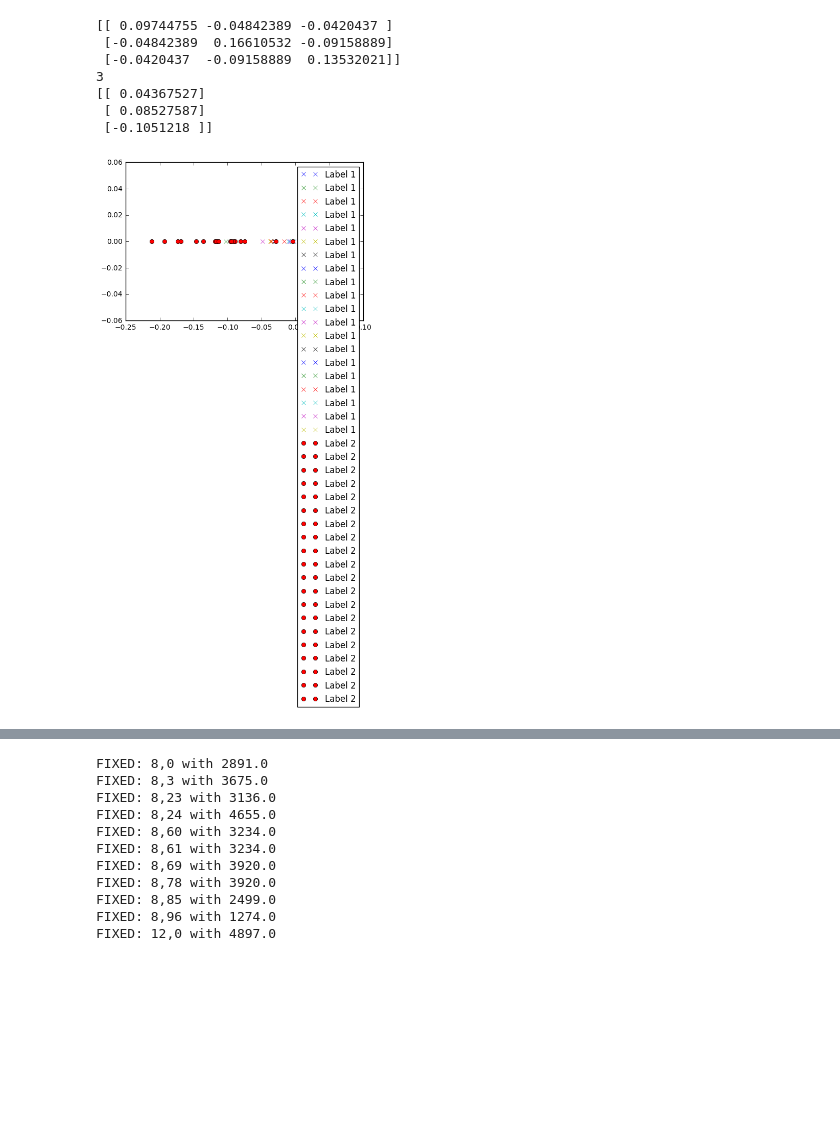
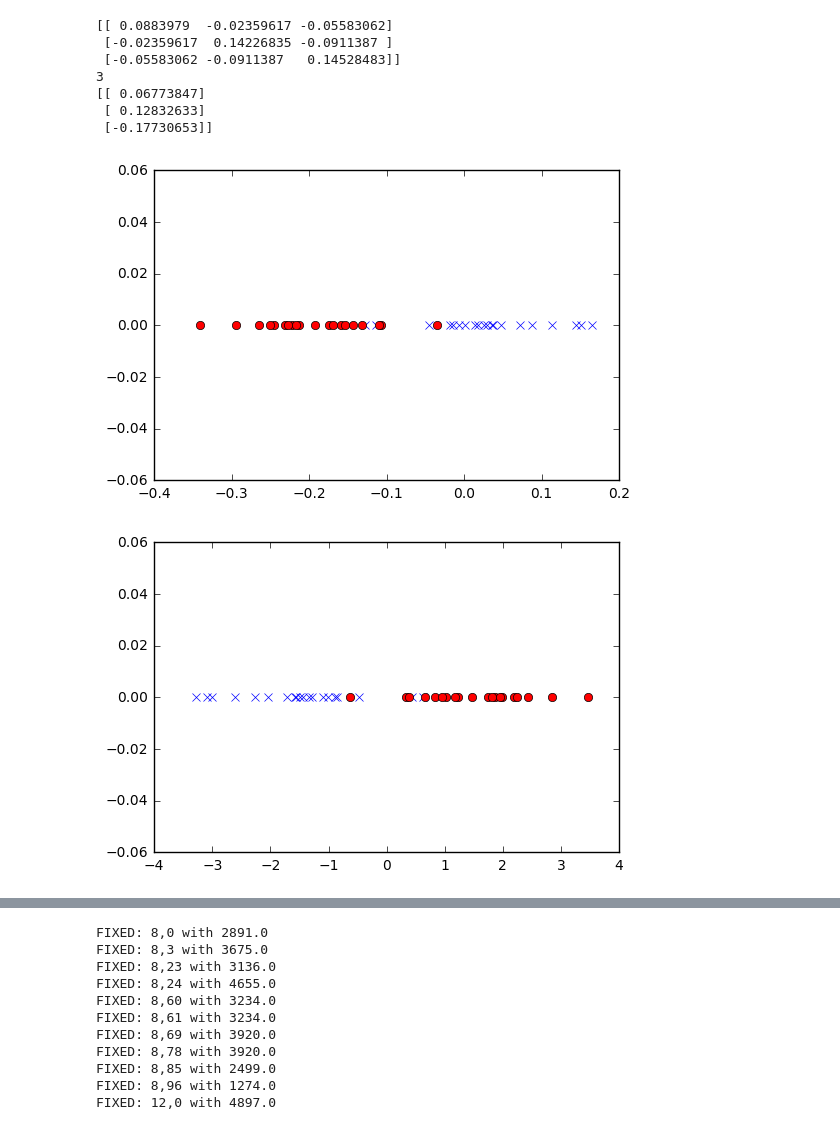
Before and after one commit to MSpearing/Data_Science, a Jupyter notebook: Lab4/Lab4_Michael.ipynb, the cells around one changed output, grey strips where cells are left out. Drawn from its saved outputs; the diff is of its cells as text; code cells hidden in the pictures; blank space fills up the shorter version.

```diff
--- a/Lab4/Lab4_Michael.ipynb
+++ b/Lab4/Lab4_Michael.ipynb
@@ -37,32 +37,31 @@ plt.show()
 # %%
 # Problem 1 - Linear Discriminant Analysis
 # Question 2: LDA using Fisher's Linear Discriminant
 #http://www.csd.uwo.ca/~olga/Courses/CS434a_541a/Lecture8.pdf
 mean1 = np.matrix(np.mean(data1, axis = 0))
 mean2 = np.matrix(np.mean(data2, axis = 0))
 s_1 = len(data1) * np.cov(data1, rowvar = False)
 s_2 = len(data2) * np.cov(data2, rowvar = False)
 s_w = s_1 + s_2
 print(scipy.linalg.inv(s_w))
 print(np.linalg.matrix_rank(s_w)) # full rank so can use s_w^-1 * (mean1 - mean2)
 mean_diff = mean1 - mean2
 w = scipy.linalg.inv(s_w) * np.transpose(mean_diff)
 print(w)
 new_data1 = np.transpose(w) * np.transpose(data1)
 new_data2 = np.transpose(w) * np.transpose(data2)
 new_sampledata = [new_data1, new_data2]
 fig = plt.figure()
 ax = fig.add_subplot(111)
-ax.plot(new_data1, np.zeros(new_data1.shape[0]), label='Label 1', marker='x', linestyle='')
-ax.plot(new_data2, np.zeros(new_data2.shape[0]), c='r', label='Label 2', marker='o', linestyle='')
-ax.legend()
+ax.plot(new_data1, np.zeros(new_data1.shape[0]), c='b', marker='x')
+ax.plot(new_data2, np.zeros(new_data2.shape[0]), c='r', marker='o')
 plt.show()
 # %% [output]
-[[ 0.09744755 -0.04842389 -0.0420437 ]
- [-0.04842389  0.16610532 -0.09158889]
- [-0.0420437  -0.09158889  0.13532021]]
+[[ 0.0883979  -0.02359617 -0.05583062]
+ [-0.02359617  0.14226835 -0.0911387 ]
+ [-0.05583062 -0.0911387   0.14528483]]
 3
-[[ 0.04367527]
- [ 0.08527587]
- [-0.1051218 ]]
+[[ 0.06773847]
+ [ 0.12832633]
+ [-0.17730653]]
-[figure, old version]
+[figure, new version]
@@ -72,0 +68,22 @@ lda = LinearDiscriminantAnalysis()
+# %%
+# Problem 1 - Linear Discriminant Analysis
+    # Question 3
+lda = LDA(n_components=1)
+x = np.zeros(20)
+z = np.ones(20)
+y = np.hstack((x,z))
+
+transform = lda.fit_transform(np.vstack(sample_data), y)
+lda_data1 = transform[:20]
+lda_data2 = transform[20:]
+
+fig = plt.figure()
+ax = fig.add_subplot(111)
+ax.plot(lda_data1, x, c='b', marker='x', linestyle = '')
+ax.plot(lda_data2, x, c='r', marker='o', linestyle = '')
+plt.show()
+
+w_lda = lda.coef_
+w_lda = w_lda.T
+# %% [output]
+[figure, added]
```
Also changed, not shown: parts of 5 cells of this notebook.
